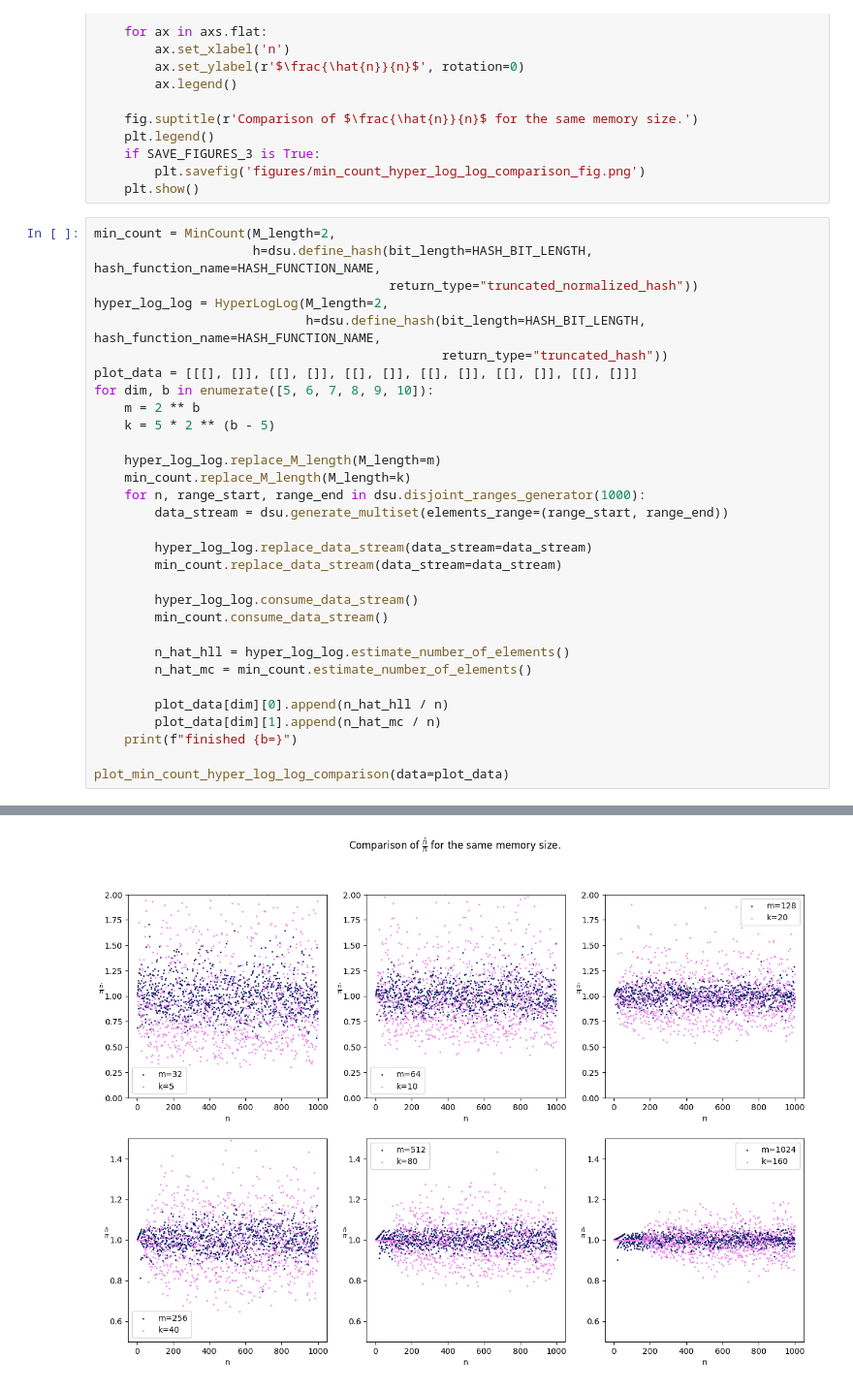
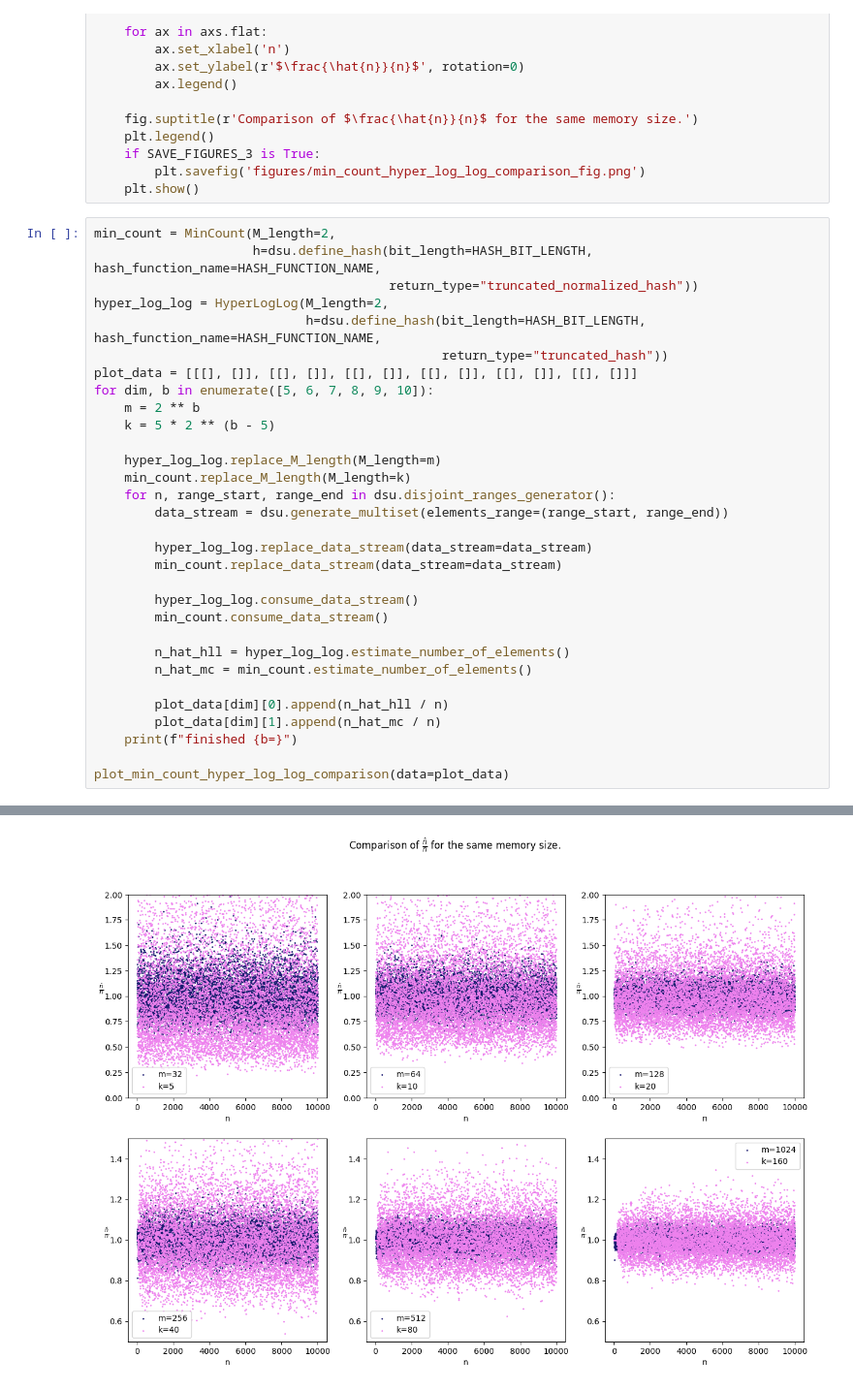
Before and after one commit to GabrielWechta/white_rose, a Jupyter notebook: distributed_algorithms/Labs/list_3/list_3.ipynb, the cells around one changed output, grey strips where cells are left out. Shown at 97% size. Cells and saved outputs as stored; diff of their text form.

```diff
--- a/distributed_algorithms/Labs/list_3/list_3.ipynb
+++ b/distributed_algorithms/Labs/list_3/list_3.ipynb
@@ -276,7 +277,7 @@ for dim, b in enumerate([5, 6, 7, 8, 9, 10]):
 
     hyper_log_log.replace_M_length(M_length=m)
     min_count.replace_M_length(M_length=k)
-    for n, range_start, range_end in dsu.disjoint_ranges_generator(1000):
+    for n, range_start, range_end in dsu.disjoint_ranges_generator():
         data_stream = dsu.generate_multiset(elements_range=(range_start, range_end))
 
         hyper_log_log.replace_data_stream(data_stream=data_stream)
@@ -301,3 +298,3 @@ finished b=8
 finished b=9
 finished b=10
-[figure, old version]
+[figure, new version]
```
Also changed, not shown: parts of 4 cells of this notebook, 6 other files.
